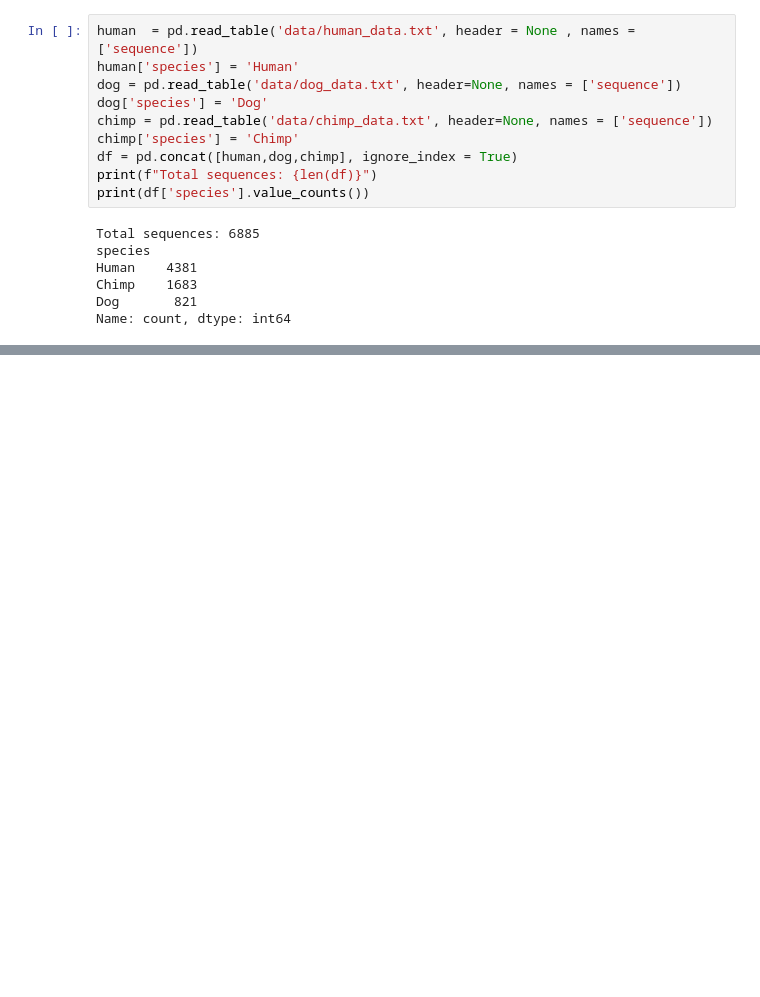
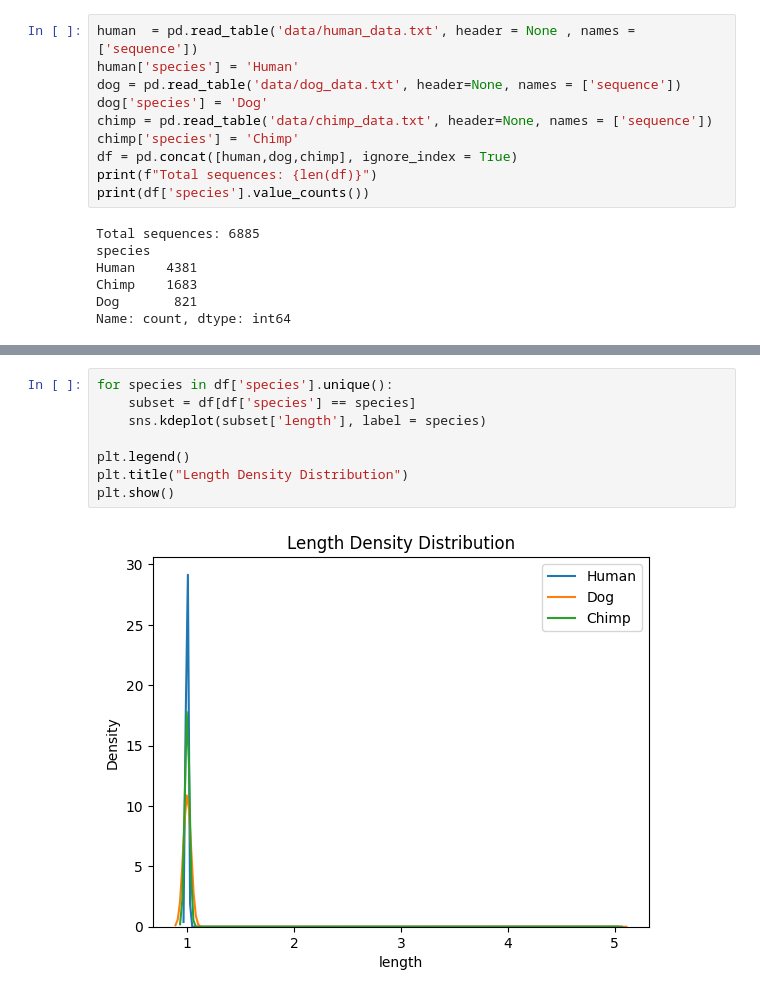
Before and after one commit to rogerwardrin/DNA-Sequence-Classifier, a Jupyter notebook: dna_classifier.ipynb, the cells around one changed output, grey strips where cells are left out. Cells and saved outputs as stored; diff of their text form; blank space fills up the shorter version.

```diff
--- a/dna_classifier.ipynb
+++ b/dna_classifier.ipynb
@@ -50,0 +110,10 @@ Name: count, dtype: int64
+# %%
+for species in df['species'].unique():
+    subset = df[df['species'] == species]
+    sns.kdeplot(subset['length'], label = species)
+
+plt.legend()
+plt.title("Length Density Distribution")
+plt.show()
+# %% [output]
+[figure, added]
```
Also changed, not shown: parts of 15 cells of this notebook.
